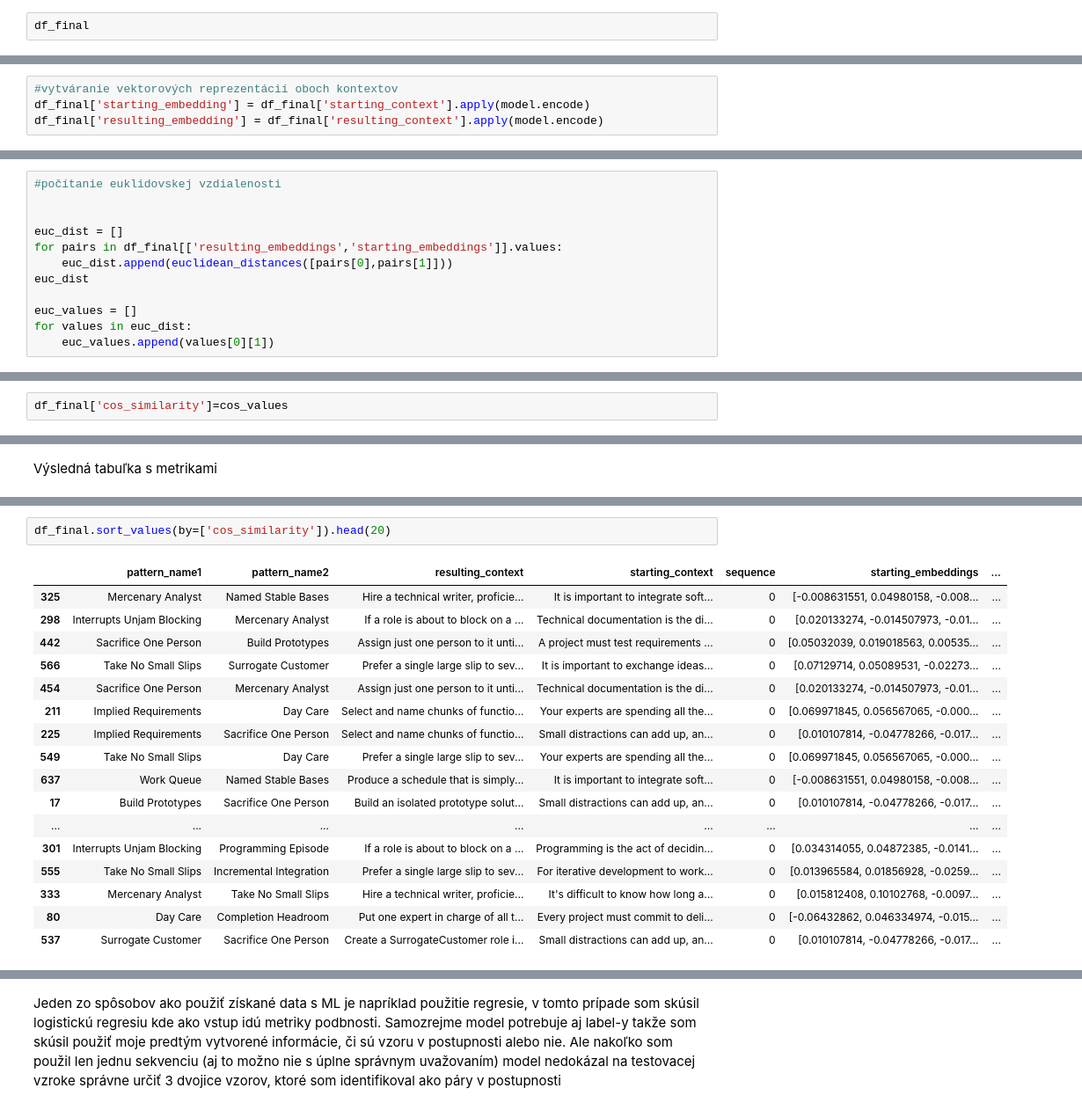
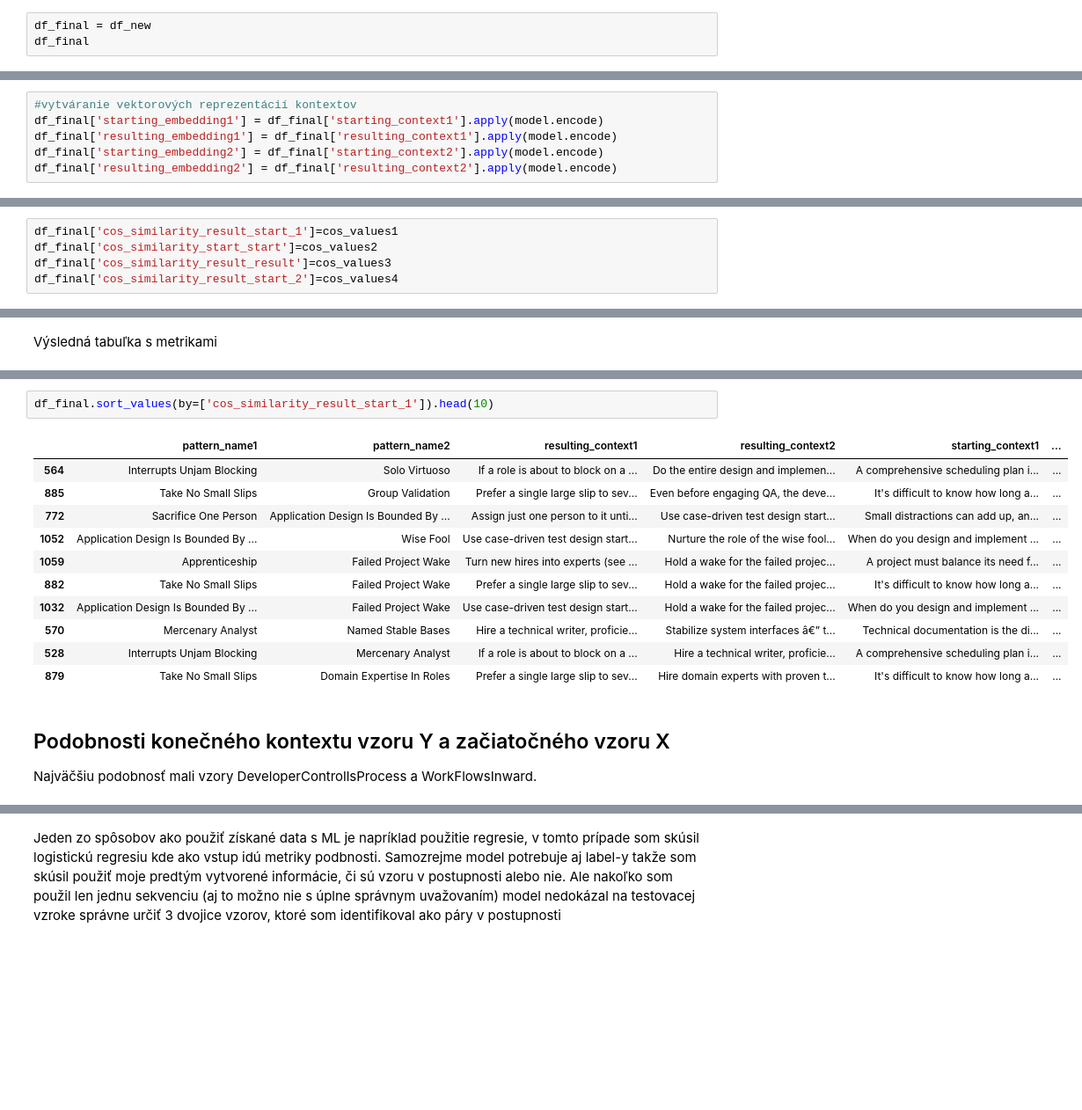
Before and after one commit to oliveradler/DP-1-OliverAdler, a Jupyter notebook: DP.ipynb, the cells around one changed output, grey strips where cells are left out. Shown at 88% size. Cells and saved outputs as stored; diff of their text form; blank space fills up the shorter version.

```diff
--- a/DP.ipynb
+++ b/DP.ipynb
@@ -305,5 +333,6 @@ Za použitia BERT modelu all-mpnet-base-v2, ktorý je natrénovaný a pripraven
 from sentence_transformers import SentenceTransformer
 model = SentenceTransformer('all-mpnet-base-v2')
 # %%
+df_final = df_new
 df_final
 # %% [output]
@@ -323,4 +352,6 @@ df_final
 # %%
-#vytváranie vektorových reprezentácií oboch kontextov
-df_final['starting_embedding'] = df_final['starting_context'].apply(model.encode)
-df_final['resulting_embedding'] = df_final['resulting_context'].apply(model.encode)
+#vytváranie vektorových reprezentácií kontextov
+df_final['starting_embedding1'] = df_final['starting_context1'].apply(model.encode)
+df_final['resulting_embedding1'] = df_final['resulting_context1'].apply(model.encode)
+df_final['starting_embedding2'] = df_final['starting_context2'].apply(model.encode)
+df_final['resulting_embedding2'] = df_final['resulting_context2'].apply(model.encode)
@@ -381,12 +403,0 @@ for values in cos_sim:
-# %%
-#počítanie euklidovskej vzdialenosti
-
-
-euc_dist = []
-for pairs in df_final[['resulting_embeddings','starting_embeddings']].values:
-    euc_dist.append(euclidean_distances([pairs[0],pairs[1]]))
-euc_dist
-
-euc_values = []
-for values in euc_dist:
-    euc_values.append(values[0][1])
@@ -411,2 +404,5 @@ for values in euc_dist:
 # %%
-df_final['cos_similarity']=cos_values
+df_final['cos_similarity_result_start_1']=cos_values1
+df_final['cos_similarity_start_start']=cos_values2
+df_final['cos_similarity_result_result']=cos_values3
+df_final['cos_similarity_result_start_2']=cos_values4
@@ -469,20 +458,17 @@ Naopak najmenej podobné kontexty mali MercenaryAnalyst a NamedStableBases.
 # %%
-df_final.sort_values(by=['cos_similarity']).head(20)
+df_final.sort_values(by=['cos_similarity_result_start_1']).head(10)
 # %% [output]
-|  | pattern_name1 | pattern_name2 | resulting_context | starting_context | sequence | starting_embeddings | ... |
-| 325 | Mercenary Analyst | Named Stable Bases | Hire a technical writer, proficie... | It is important to integrate soft... | 0 | [-0.008631551, 0.04980158, -0.008... | ... |
-| 298 | Interrupts Unjam Blocking | Mercenary Analyst | If a role is about to block on a ... | Technical documentation is the di... | 0 | [0.020133274, -0.014507973, -0.01... | ... |
-| 442 | Sacrifice One Person | Build Prototypes | Assign just one person to it unti... | A project must test requirements ... | 0 | [0.05032039, 0.019018563, 0.00535... | ... |
-| 566 | Take No Small Slips | Surrogate Customer | Prefer a single large slip to sev... | It is important to exchange ideas... | 0 | [0.07129714, 0.05089531, -0.02273... | ... |
-| 454 | Sacrifice One Person | Mercenary Analyst | Assign just one person to it unti... | Technical documentation is the di... | 0 | [0.020133274, -0.014507973, -0.01... | ... |
-| 211 | Implied Requirements | Day Care | Select and name chunks of functio... | Your experts are spending all the... | 0 | [0.069971845, 0.056567065, -0.000... | ... |
-| 225 | Implied Requirements | Sacrifice One Person | Select and name chunks of functio... | Small distractions can add up, an... | 0 | [0.010107814, -0.04778266, -0.017... | ... |
-| 549 | Take No Small Slips | Day Care | Prefer a single large slip to sev... | Your experts are spending all the... | 0 | [0.069971845, 0.056567065, -0.000... | ... |
-| 637 | Work Queue | Named Stable Bases | Produce a schedule that is simply... | It is important to integrate soft... | 0 | [-0.008631551, 0.04980158, -0.008... | ... |
-| 17 | Build Prototypes | Sacrifice One Person | Build an isolated prototype solut... | Small distractions can add up, an... | 0 | [0.010107814, -0.04778266, -0.017... | ... |
-| ... | ... | ... | ... | ... | ... | ... | ... |
-| 301 | Interrupts Unjam Blocking | Programming Episode | If a role is about to block on a ... | Programming is the act of decidin... | 0 | [0.034314055, 0.04872385, -0.0141... | ... |
-| 555 | Take No Small Slips | Incremental Integration | Prefer a single large slip to sev... | For iterative development to work... | 0 | [0.013965584, 0.01856928, -0.0259... | ... |
-| 333 | Mercenary Analyst | Take No Small Slips | Hire a technical writer, proficie... | It's difficult to know how long a... | 0 | [0.015812408, 0.10102768, -0.0097... | ... |
-| 80 | Day Care | Completion Headroom | Put one expert in charge of all t... | Every project must commit to deli... | 0 | [-0.06432862, 0.046334974, -0.015... | ... |
-| 537 | Surrogate Customer | Sacrifice One Person | Create a SurrogateCustomer role i... | Small distractions can add up, an... | 0 | [0.010107814, -0.04778266, -0.017... | ... |
+|  | pattern_name1 | pattern_name2 | resulting_context1 | resulting_context2 | starting_context1 | ... |
+| 564 | Interrupts Unjam Blocking | Solo Virtuoso | If a role is about to block on a ... | Do the entire design and implemen... | A comprehensive scheduling plan i... | ... |
+| 885 | Take No Small Slips | Group Validation | Prefer a single large slip to sev... | Even before engaging QA, the deve... | It's difficult to know how long a... | ... |
+| 772 | Sacrifice One Person | Application Design Is Bounded By ... | Assign just one person to it unti... | Use case-driven test design start... | Small distractions can add up, an... | ... |
+| 1052 | Application Design Is Bounded By ... | Wise Fool | Use case-driven test design start... | Nurture the role of the wise fool... | When do you design and implement ... | ... |
+| 1059 | Apprenticeship | Failed Project Wake | Turn new hires into experts (see ... | Hold a wake for the failed projec... | A project must balance its need f... | ... |
+| 882 | Take No Small Slips | Failed Project Wake | Prefer a single large slip to sev... | Hold a wake for the failed projec... | It's difficult to know how long a... | ... |
+| 1032 | Application Design Is Bounded By ... | Failed Project Wake | Use case-driven test design start... | Hold a wake for the failed projec... | When do you design and implement ... | ... |
+| 570 | Mercenary Analyst | Named Stable Bases | Hire a technical writer, proficie... | Stabilize system interfaces â€” t... | Technical documentation is the di... | ... |
+| 528 | Interrupts Unjam Blocking | Mercenary Analyst | If a role is about to block on a ... | Hire a technical writer, proficie... | A comprehensive scheduling plan i... | ... |
+| 879 | Take No Small Slips | Domain Expertise In Roles | Prefer a single large slip to sev... | Hire domain experts with proven t... | It's difficult to know how long a... | ... |
+# %% [markdown]
+## Podobnosti konečného kontextu vzoru Y a začiatočného vzoru X
+Najväčšiu podobnosť mali vzory DeveloperControllsProcess a WorkFlowsInward.
```
Also changed, not shown: parts of 41 cells of this notebook, 55 other files.
